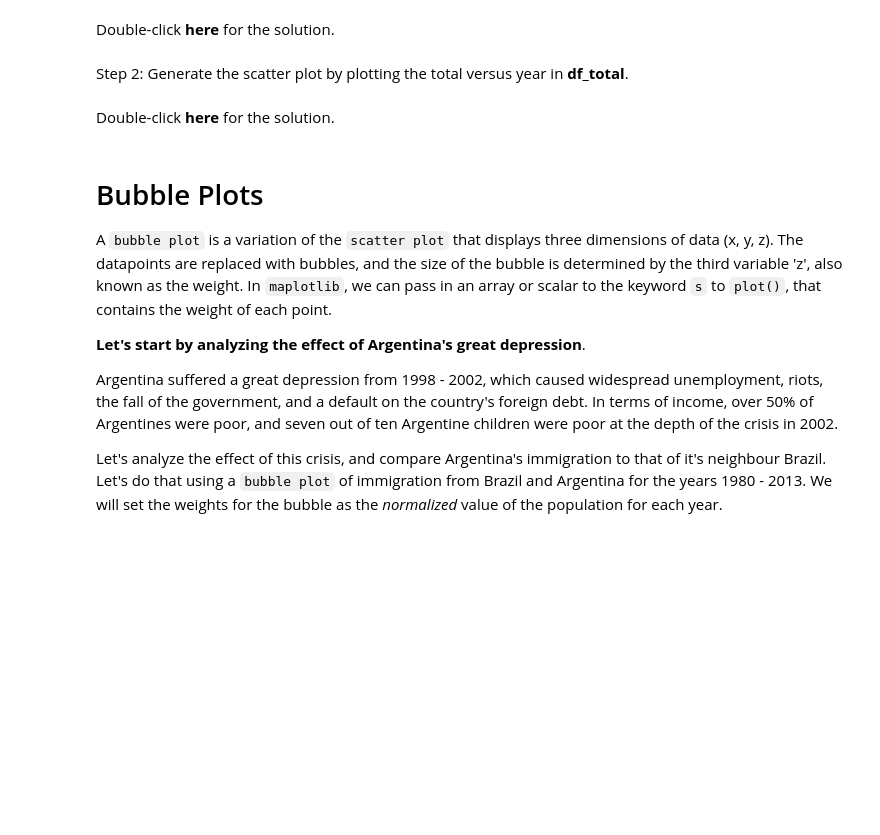
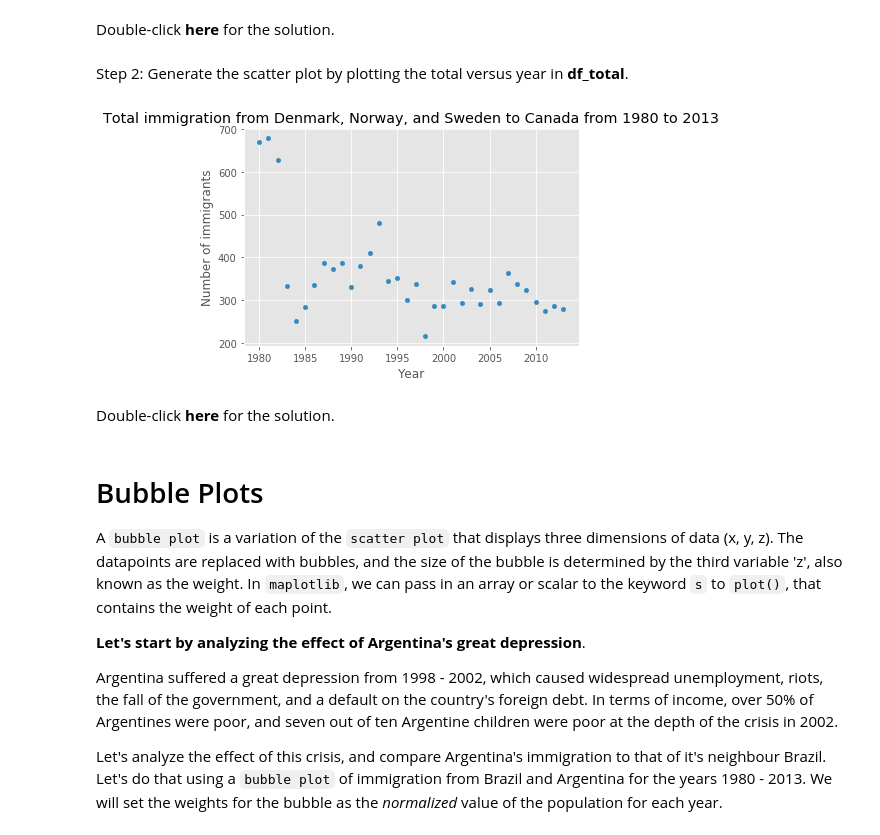
Before and after one commit to namndtth/data-science, a Jupyter notebook: data_visualization/DV0101EN-2-3-1-Pie-Charts-Box-Plots-Scatter-Plots-and-Bubble-Plots-py-v2.0.ipynb, the cells around one changed output. Cells and saved outputs as stored; diff of their text form; code cells hidden in the pictures; blank space fills up the shorter version.

```diff
--- a/data_visualization/DV0101EN-2-3-1-Pie-Charts-Box-Plots-Scatter-Plots-and-Bubble-Plots-py-v2.0.ipynb
+++ b/data_visualization/DV0101EN-2-3-1-Pie-Charts-Box-Plots-Scatter-Plots-and-Bubble-Plots-py-v2.0.ipynb
@@ -663,0 +707,12 @@ Step 1: Get the data:
+# %%
+### type your answer here
+
+countries = ['Denmark', 'Norway', 'Sweden']
+years = list(map(str, range(1980, 2014)))
+df_countries = df_can.loc[countries, years].transpose()
+df_total = pd.DataFrame(df_countries.sum(axis=1))
+df_total.reset_index(inplace=True)
+df_total.columns = ['year', 'total']
+df_total['year'] = df_total['year'].astype(int)
+
+df_total.head()
@@ -699,3 +759,14 @@ Step 2: Generate the scatter plot by plotting the total versus year in **df_tota
+# %%
+### type your answer here
+df_total.plot(kind = 'scatter', x = 'year', y = 'total')
+
+plt.title('Total immigration from Denmark, Norway, and Sweden to Canada from 1980 to 2013')
+plt.xlabel('Year')
+plt.ylabel('Number of immigrants')
+
+plt.show()
+# %% [output]
+[figure, added]
 # %% [markdown]
 Double-click __here__ for the solution.
 <!-- The correct answer is:
```
Also changed, not shown: parts of 20 cells of this notebook, 14 other files.
